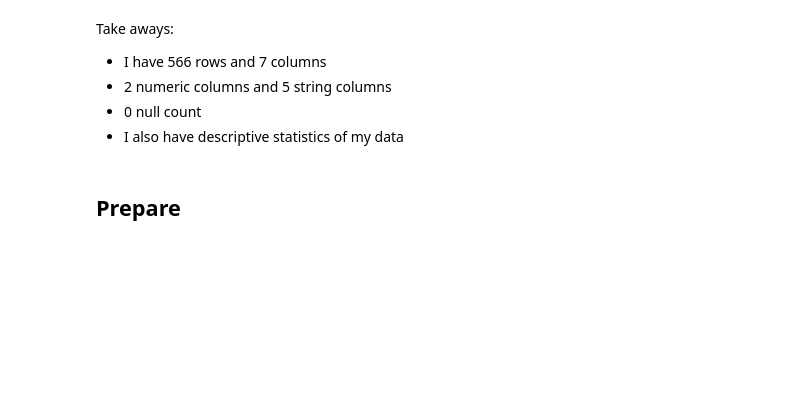
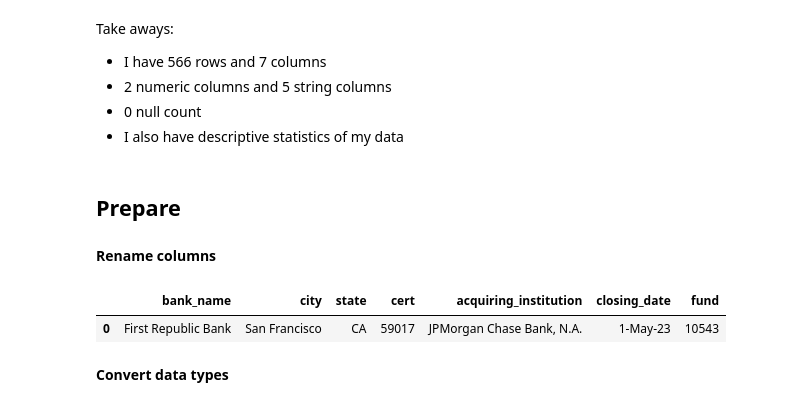
Before and after one commit to MigashaneVictoire/bank_failure, a Jupyter notebook: wrangle.ipynb, the cells around one changed output. Cells and saved outputs as stored; diff of their text form; code cells hidden in the pictures; blank space fills up the shorter version.

```diff
--- a/wrangle.ipynb
+++ b/wrangle.ipynb
@@ -101,3 +101,15 @@ Take aways:
 - I also have descriptive statistics of my data
 # %% [markdown]
 ## Prepare
+# %% [markdown]
+**Rename columns**
+# %%
+# make the columsn lower case
+# replace spaces
+bank.columns = bank.columns.str.lower().str.replace("†","").str.replace(" ","_")
+bank.head(1)
+# %% [output]
+|  | bank_name | city | state | cert | acquiring_institution | closing_date | fund |
+| 0 | First Republic Bank | San Francisco | CA | 59017 | JPMorgan Chase Bank, N.A. | 1-May-23 | 10543 |
+# %% [markdown]
+**Convert data types**
```
Also changed, not shown: parts of 25 cells of this notebook, 1 other file.
